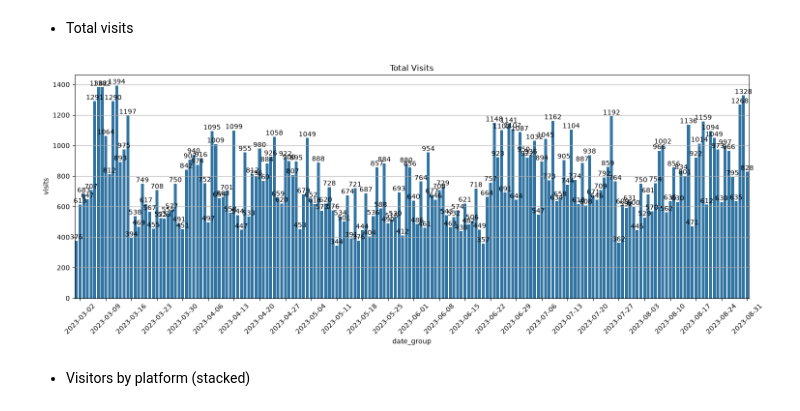
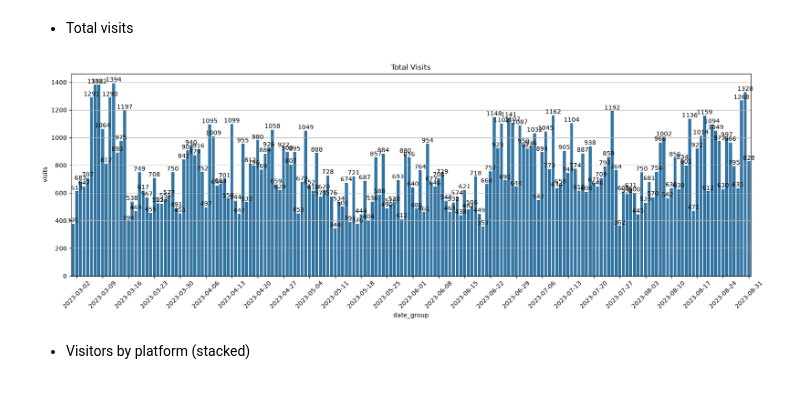
Before and after one commit to pep-cmyk/data-analytics-project-100, a Jupyter notebook: charts_project.ipynb, the cells around one changed output. Cells and saved outputs as stored; diff of their text form; code cells hidden in the pictures.

Commit message:
fix most charts

```diff
--- a/charts_project.ipynb
+++ b/charts_project.ipynb
@@ -148,20 +148,20 @@ os.makedirs('./charts', exist_ok= True)
 # %%
 df_barplot = df_conversion.drop(columns= ['registrations', 'conversion'])
 
 df_barplot = df_barplot.groupby('datetime').sum()
 
-plt.figure(figsize=(18,6))
+plt.figure(figsize=(20,6))
 
 ax = sns.barplot(data= df_barplot, x= 'datetime', y= 'visits')
 ax.set(xlabel= 'date_group', title= 'Total Visits')
 ax.grid(axis='y')
 ax.bar_label(ax.containers[0])
 ax.xaxis.set_major_locator(mdates.DayLocator(interval=7))
 plt.xticks(rotation=45)
 
 plt.savefig('./charts/total_visits.png')
 # %% [output]
-[figure, old version]
+[figure, new version]
 # %% [markdown]
 - Visitors by platform (stacked)
 # %%
```
Also changed, not shown: parts of 4 cells of this notebook, 4 other files.
